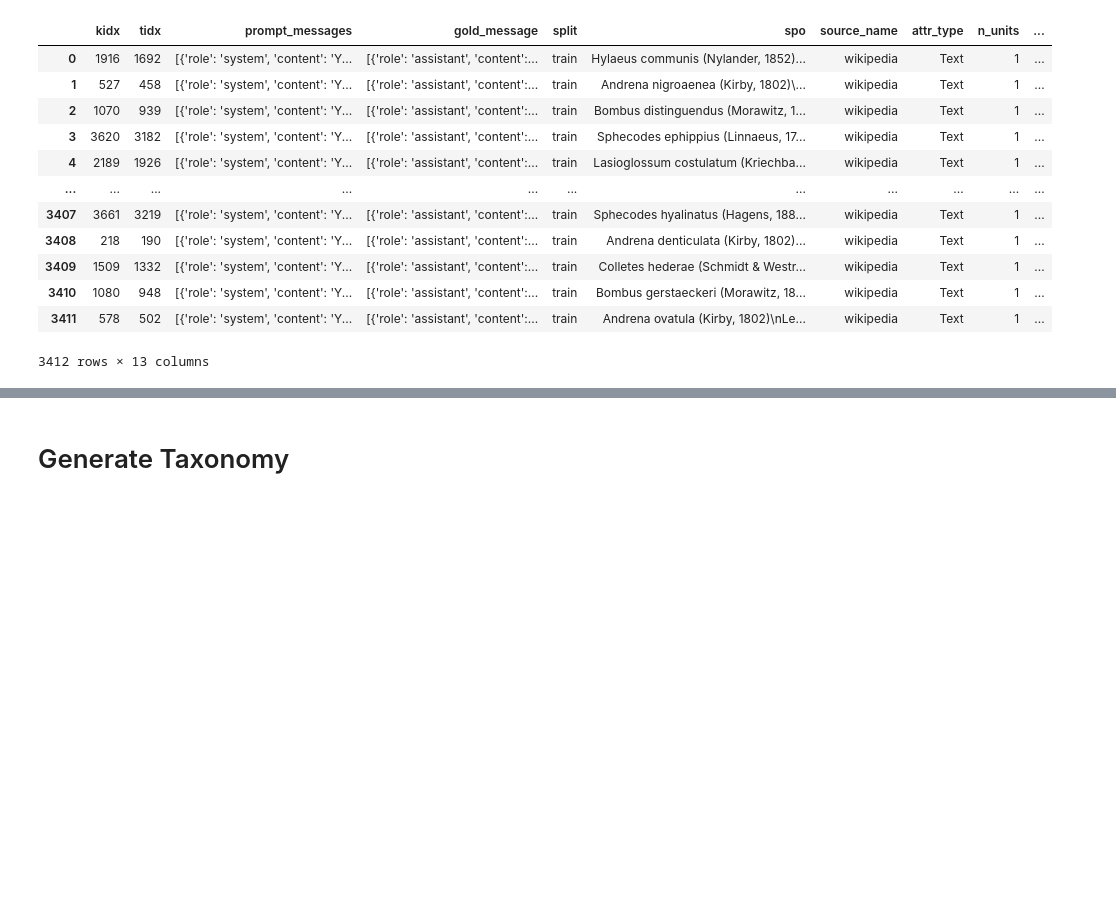
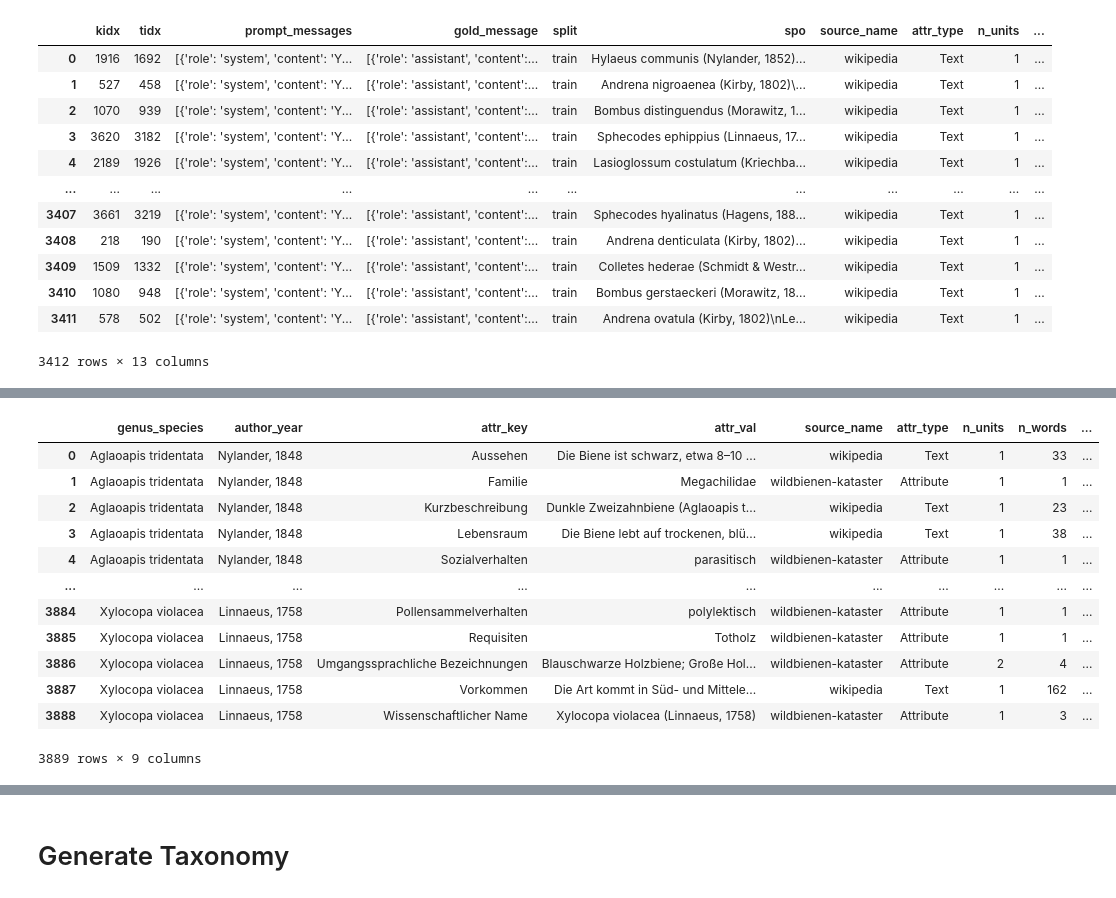
Before and after one commit to fee1ix/beesup_injection_lab, a Jupyter notebook: injection_notebook.ipynb, the cells around one changed output, grey strips where cells are left out. Drawn from its saved outputs; the diff is of its cells as text; code cells hidden in the pictures; blank space fills up the shorter version.

```diff
--- a/experiment_notebook.ipynb
+++ b/injection_notebook.ipynb
@@ -1482,15 +1141,0 @@ epoch=3, step=9, loss=0.9329
-# %%
-#epoch, step = 0,0
-
-import gc
-# del outputs
-# del inputs
-# del loss
-gc.collect()
-torch.cuda.empty_cache()
-
-with open(f"{experiment._path}/{epoch}-{step}-inputs.pkl", 'rb') as f: inputs = pickle.load(f)
-with open(f"{experiment._path}/{epoch}-{step}-outputs.pkl", 'rb') as f: outputs = pickle.load(f)
-with open(f"{experiment._path}/{epoch}-{step}-loss.pkl", 'rb') as f: loss = pickle.load(f)
-
-print(loss)
@@ -1625,0 +1146,11 @@ tensor(1.8999, device='cuda:0', requires_grad=True)
+# %%
+import re
+import spacy
+import sqlite3
+
+nlp=spacy.load('de_core_news_sm')
+
+def count_words(text):
+    text=re.sub(r'[(),-;]','',text) #normaly parentheses, commas and hyphens are counted as words --> remove them
+    doc=nlp(text)
+    return len(doc)
@@ -1625,0 +1250,29 @@ tensor(1.8999, device='cuda:0', requires_grad=True)
+# %%
+base_df=query_df.groupby(by=['genus_species','author_year','attr_key']).agg({
+    'attr_val': lambda x: '; '.join(x),
+    'source_name': lambda x: x.iloc[0],
+    'attr_type': lambda x: x.iloc[0],
+    #'n_tokns':'sum',
+
+}).reset_index()
+
+base_df['n_units']=query_df.groupby(by=['genus_species','author_year','attr_key']).size().values
+base_df['n_words']=base_df['attr_val'].apply(count_words)
+
+base_df['scientific_name']=base_df['genus_species']+' ('+base_df['author_year']+')'
+#base_df.to_pickle('wildbienen_df.pkl')
+base_df
+# %% [output]
+|  | genus_species | author_year | attr_key | attr_val | source_name | attr_type | n_units | n_words | ... |
+| 0 | Aglaoapis tridentata | Nylander, 1848 | Aussehen | Die Biene ist schwarz, etwa 8–10 ... | wikipedia | Text | 1 | 33 | ... |
+| 1 | Aglaoapis tridentata | Nylander, 1848 | Familie | Megachilidae | wildbienen-kataster | Attribute | 1 | 1 | ... |
+| 2 | Aglaoapis tridentata | Nylander, 1848 | Kurzbeschreibung | Dunkle Zweizahnbiene (Aglaoapis t... | wikipedia | Text | 1 | 23 | ... |
+| 3 | Aglaoapis tridentata | Nylander, 1848 | Lebensraum | Die Biene lebt auf trockenen, blü... | wikipedia | Text | 1 | 38 | ... |
+| 4 | Aglaoapis tridentata | Nylander, 1848 | Sozialverhalten | parasitisch | wildbienen-kataster | Attribute | 1 | 1 | ... |
+| ... | ... | ... | ... | ... | ... | ... | ... | ... | ... |
+| 3884 | Xylocopa violacea | Linnaeus, 1758 | Pollensammelverhalten | polylektisch | wildbienen-kataster | Attribute | 1 | 1 | ... |
+| 3885 | Xylocopa violacea | Linnaeus, 1758 | Requisiten | Totholz | wildbienen-kataster | Attribute | 1 | 1 | ... |
+| 3886 | Xylocopa violacea | Linnaeus, 1758 | Umgangssprachliche Bezeichnungen | Blauschwarze Holzbiene; Große Hol... | wildbienen-kataster | Attribute | 2 | 4 | ... |
+| 3887 | Xylocopa violacea | Linnaeus, 1758 | Vorkommen | Die Art kommt in Süd- und Mittele... | wikipedia | Text | 1 | 162 | ... |
+| 3888 | Xylocopa violacea | Linnaeus, 1758 | Wissenschaftlicher Name | Xylocopa violacea (Linnaeus, 1758) | wildbienen-kataster | Attribute | 1 | 3 | ... |
+3889 rows × 9 columns
```
Also changed, not shown: parts of 75 cells of this notebook, 8 other files.
